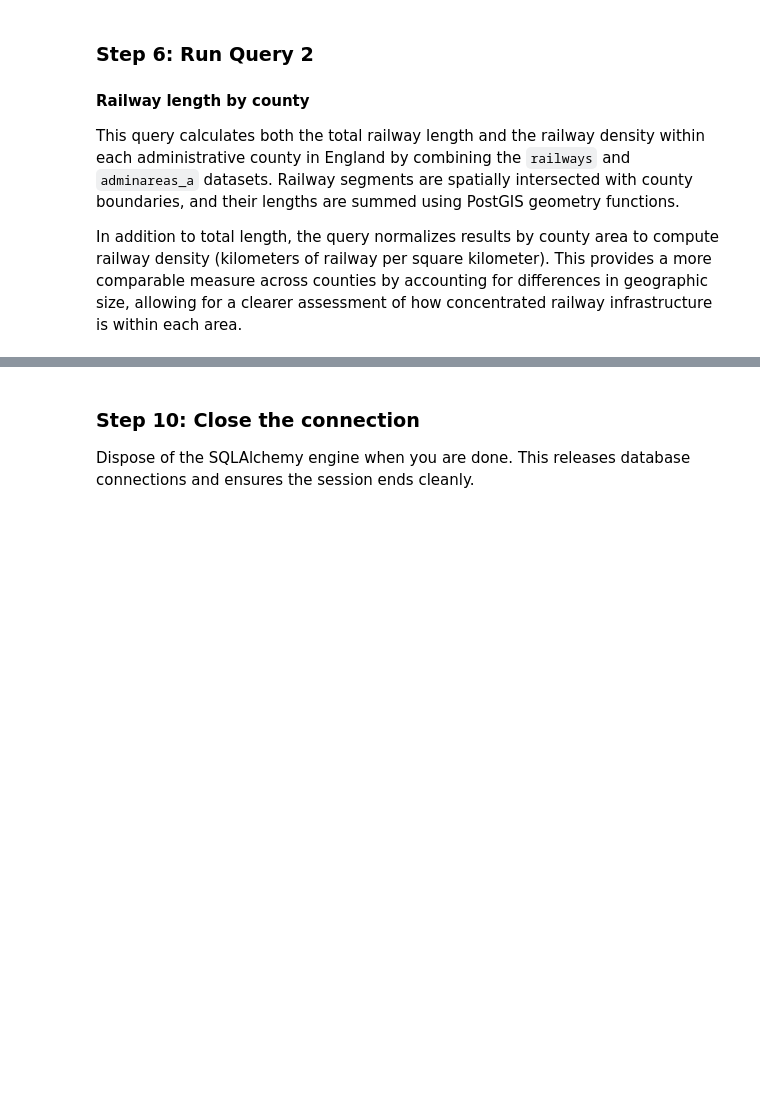
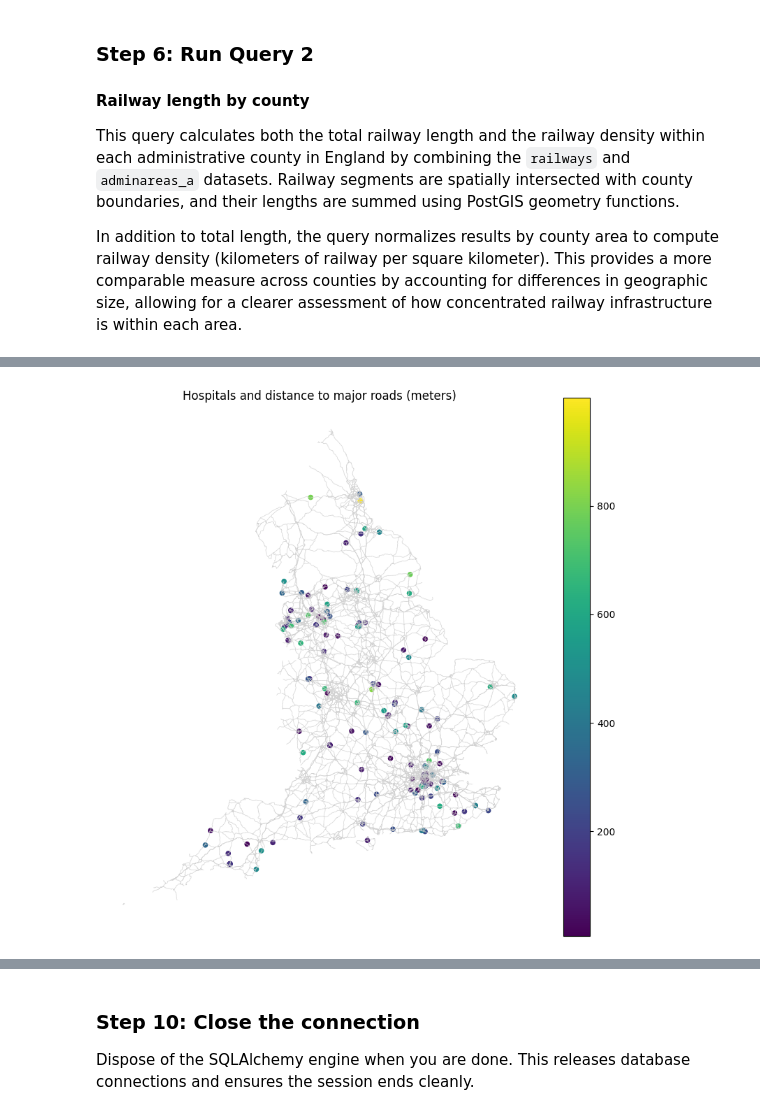
Before and after one commit to kalishaweidemann/gist604b-osm-postgis-sp26, a Jupyter notebook: notebooks/osm_postgis_england.ipynb, the cells around one changed output, grey strips where cells are left out. Drawn from its saved outputs; the diff is of its cells as text; code cells hidden in the pictures; blank space fills up the shorter version.

Commit message:
Update and test osm_postgis_england.ipynb notebook

```diff
--- a/notebooks/osm_postgis_england.ipynb
+++ b/notebooks/osm_postgis_england.ipynb
@@ -366,6 +383,6 @@ This query identifies hospitals located within 1 km of major roads. Major roads
 # %%
 # Update the URL path to the SQL query
-query_3_file = Path("../sql/arizona/03_osm_restaurants_near_streets.sql")
+query_3_file = Path("../sql/england/03_osm_hospitals_near_major_roads.sql")
 
 # Read SQL query from file
 query_3_sql = query_3_file.read_text(encoding="utf-8")
@@ -412,0 +416,25 @@ plt.show()
+# %%
+fig, ax = plt.subplots(figsize=(10, 10))
+
+# Plot major roads (optional but helpful)
+roads = gpd.read_postgis(
+    "SELECT geom FROM roads WHERE fclass IN ('motorway','trunk','primary')",
+    engine,
+    geom_col="geom"
+)
+
+roads.plot(ax=ax, linewidth=0.5, color="lightgray")
+
+# Plot hospitals
+query_3_results.plot(
+    ax=ax,
+    column="nearest_road_distance_m",
+    cmap="viridis",
+    legend=True,
+    markersize=20
+)
+
+ax.set_title("Hospitals and distance to major roads (meters)")
+ax.set_axis_off()
+# %% [output]
+[figure, added]
```
Also changed, not shown: parts of 16 cells of this notebook.
